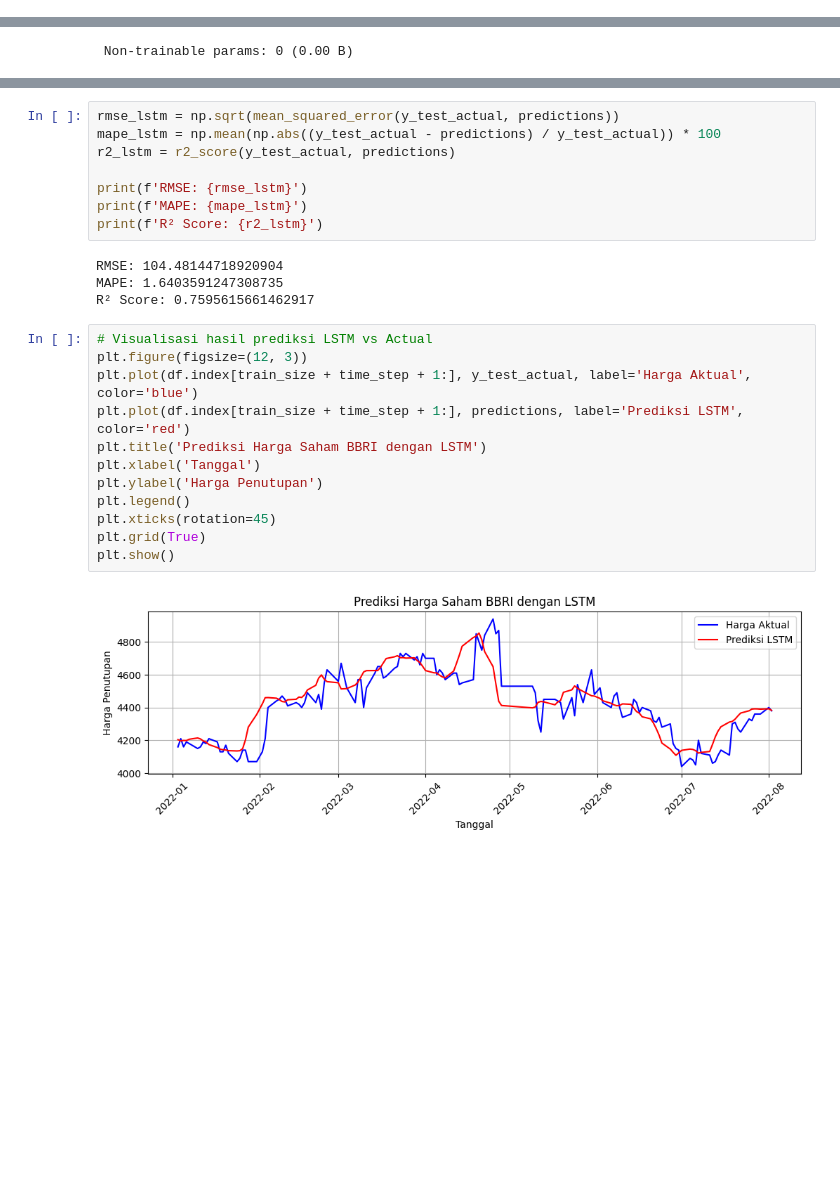
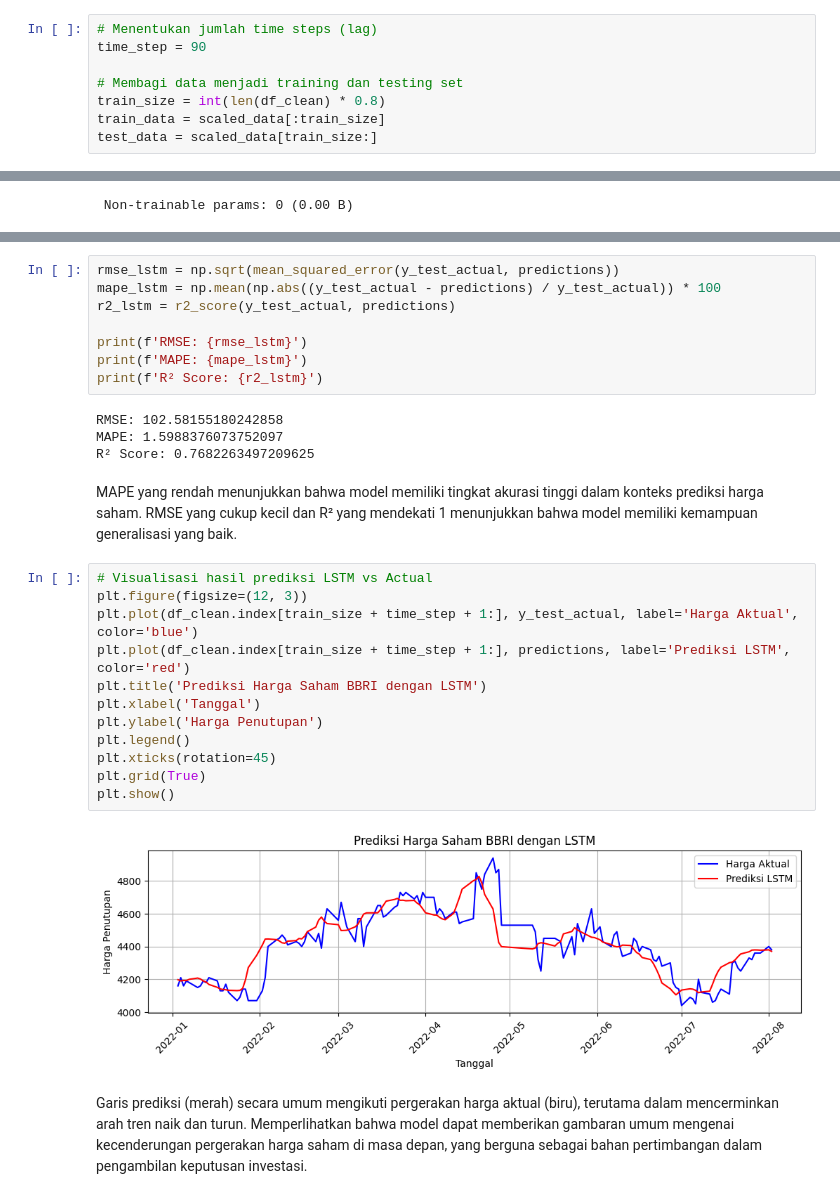
Before and after one commit to adiwira09/Dicoding-IDCamp-2024, a Jupyter notebook: Expert Level/Predictive Analytics/Forecasting_Stock_Price.ipynb, the cells around one changed output, grey strips where cells are left out. Drawn from its saved outputs; the diff is of its cells as text; blank space fills up the shorter version.

```diff
--- a/Expert Level/Predictive Analytics/Forecasting_Stock_Price.ipynb
+++ b/Expert Level/Predictive Analytics/Forecasting_Stock_Price.ipynb
@@ -326,6 +326,14 @@ time_step = 5
 train_size = int(len(df_clean) * 0.8)
 train_data = scaled_data[:train_size]
 test_data = scaled_data[train_size:]
+# %%
+# Menentukan jumlah time steps (lag)
+time_step = 90
+
+# Membagi data menjadi training dan testing set
+train_size = int(len(df_clean) * 0.8)
+train_data = scaled_data[:train_size]
+test_data = scaled_data[train_size:]
 # %%
 def create_dataset(data, time_step=1):
     X, y = [], []
@@ -485,20 +495,24 @@ print(f'RMSE: {rmse_lstm}')
 print(f'MAPE: {mape_lstm}')
 print(f'R² Score: {r2_lstm}')
 # %% [output]
-RMSE: 104.48144718920904
-MAPE: 1.6403591247308735
-R² Score: 0.7595615661462917
+RMSE: 102.58155180242858
+MAPE: 1.5988376073752097
+R² Score: 0.7682263497209625
+# %% [markdown]
+MAPE yang rendah menunjukkan bahwa model memiliki tingkat akurasi tinggi dalam konteks prediksi harga saham. RMSE yang cukup kecil dan R² yang mendekati 1 menunjukkan bahwa model memiliki kemampuan generalisasi yang baik.
 # %%
 # Visualisasi hasil prediksi LSTM vs Actual
 plt.figure(figsize=(12, 3))
-plt.plot(df.index[train_size + time_step + 1:], y_test_actual, label='Harga Aktual', color='blue')
-plt.plot(df.index[train_size + time_step + 1:], predictions, label='Prediksi LSTM', color='red')
+plt.plot(df_clean.index[train_size + time_step + 1:], y_test_actual, label='Harga Aktual', color='blue')
+plt.plot(df_clean.index[train_size + time_step + 1:], predictions, label='Prediksi LSTM', color='red')
 plt.title('Prediksi Harga Saham BBRI dengan LSTM')
 plt.xlabel('Tanggal')
 plt.ylabel('Harga Penutupan')
 plt.legend()
 plt.xticks(rotation=45)
 plt.grid(True)
 plt.show()
 # %% [output]
-[figure, old version]
+[figure, new version]
+# %% [markdown]
+Garis prediksi (merah) secara umum mengikuti pergerakan harga aktual (biru), terutama dalam mencerminkan arah tren naik dan turun. Memperlihatkan bahwa model dapat memberikan gambaran umum mengenai kecenderungan pergerakan harga saham di masa depan, yang berguna sebagai bahan pertimbangan dalam pengambilan keputusan investasi.
```
Also changed, not shown: parts of 4 cells of this notebook, 1 other file.
